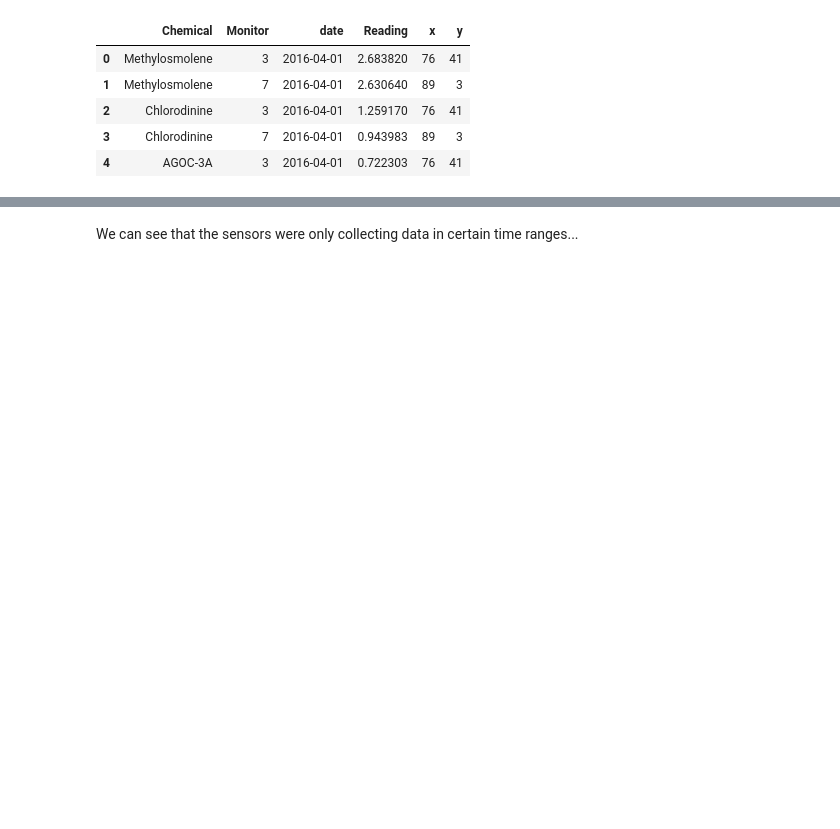
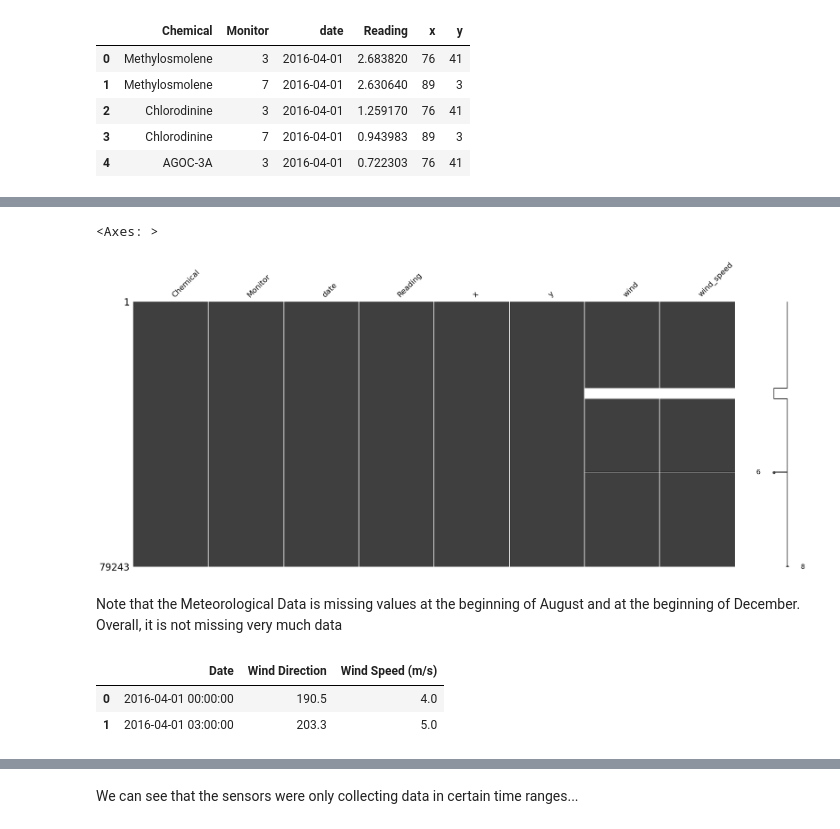
Before and after one commit to guevelel/COMP4449_Plume_Analysis, a Jupyter notebook: P7_Plume_COMP4449.ipynb, the cells around one changed output, grey strips where cells are left out. Saved outputs shown, nothing was run; the diff lists cells and outputs as text; code cells hidden in the pictures; blank space fills up the shorter version.

```diff
--- a/P7_Plume_COMP4449.ipynb
+++ b/P7_Plume_COMP4449.ipynb
@@ -153,0 +202,8 @@ sensor.head()
+# %%
+import missingno as msno
+msno.matrix(sensor)
+# %% [output]
+<Axes: >
+[figure, added]
+# %% [markdown]
+Note that the Meteorological Data is missing values at the beginning of August and at the beginning of December. Overall, it is not missing very much data
@@ -153,0 +212,6 @@ sensor.head()
+# %%
+meteor.head(2)#
+# %% [output]
+|  | Date | Wind Direction | Wind Speed (m/s) |
+| 0 | 2016-04-01 00:00:00 | 190.5 | 4.0 |
+| 1 | 2016-04-01 03:00:00 | 203.3 | 5.0 |
```
Also changed, not shown: parts of 25 cells of this notebook.
